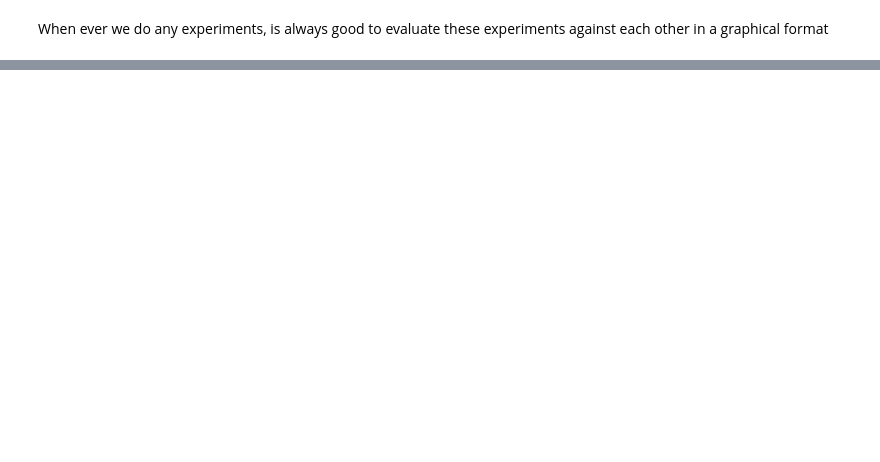
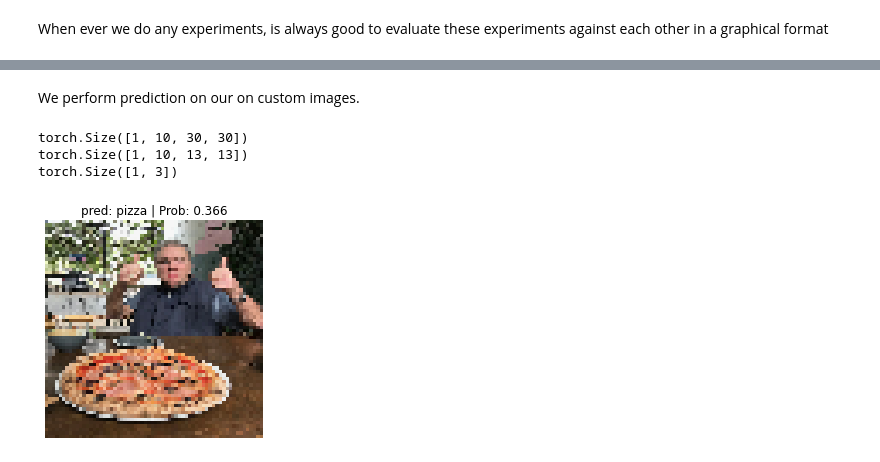
Before and after one commit to tincorpai/Deep_Learning_Pytorch, a Jupyter notebook: PyTorch_Custom_Datasets.ipynb, the cells around one changed output, grey strips where cells are left out. Saved outputs shown, nothing was run; the diff lists cells and outputs as text; code cells hidden in the pictures; blank space fills up the shorter version.

```diff
--- a/PyTorch_Custom_Datasets.ipynb
+++ b/PyTorch_Custom_Datasets.ipynb
@@ -1473,0 +1720,14 @@ When ever we do any experiments, is always good to evaluate these experiments ag
+# %% [markdown]
+We perform prediction on our on custom images.
+# %%
+# pred on our custom image
+pred_and_plot_image(model=model_1,
+                    image_path = custom_image_path,
+                    class_names=class_names,
+                    transform=custom_image_transform,
+                    device=device)
+# %% [output]
+torch.Size([1, 10, 30, 30])
+torch.Size([1, 10, 13, 13])
+torch.Size([1, 3])
+[figure, added]
```
Also changed, not shown: parts of 44 cells of this notebook.
